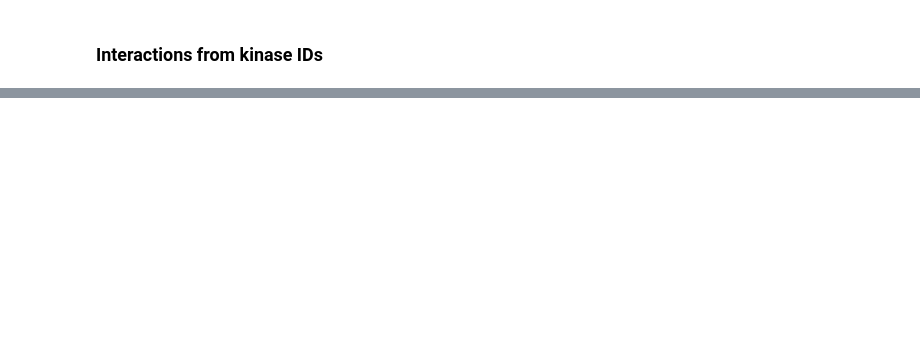
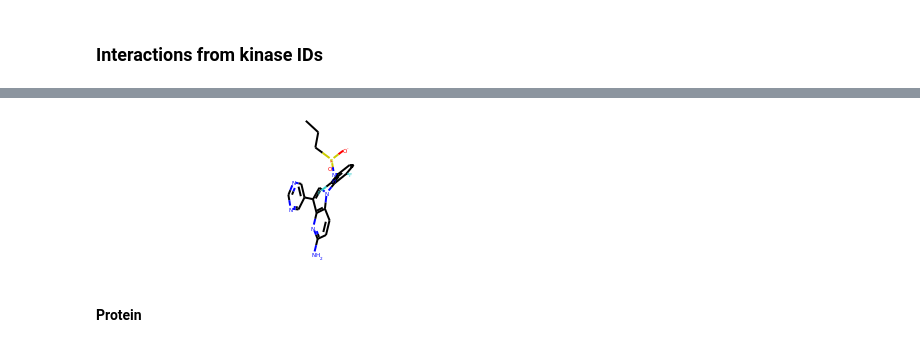
Before and after one commit to volkamerlab/opencadd, a Jupyter notebook: docs/tutorials/databases_klifs_new_api.ipynb, the cells around one changed output, grey strips where cells are left out. Drawn from its saved outputs; the diff is of its cells as text; code cells hidden in the pictures; blank space fills up the shorter version.

```diff
--- a/docs/tutorials/databases_klifs_new_api.ipynb
+++ b/docs/tutorials/databases_klifs_new_api.ipynb
@@ -590,0 +695,3 @@ remote.interactions.from_kinase_ids([22])
+# %%
+file_path = "../../opencadd/tests/databases/data/KLIFS_download/HUMAN/BRAF/6uuo_chainA/complex.mol2"
+local.coordinates.load(file_path).head()
@@ -590,0 +710,6 @@ remote.interactions.from_kinase_ids([22])
+# %%
+file_path = "../../opencadd/tests/databases/data/KLIFS_download/HUMAN/BRAF/6uuo_chainA/complex.pdb"
+try:
+    local.coordinates.load(file_path)
+except FileNotFoundError as e:
+    print(e)
@@ -590,0 +729,3 @@ remote.interactions.from_kinase_ids([22])
+# %%
+file_path = "../../opencadd/tests/databases/data/KLIFS_download/HUMAN/BRAF/6uuo_chainA/ligand.mol2"
+local.coordinates.load(file_path).head()
@@ -590,0 +743,7 @@ remote.interactions.from_kinase_ids([22])
+# %%
+file_path = "../../opencadd/tests/databases/data/KLIFS_download/HUMAN/BRAF/6uuo_chainA/ligand.mol2"
+local.coordinates.load(file_path, output_format="rdkit", compute2d=False)
+# %% [output]
+[figure, added]
+# %% [markdown]
+#### Protein
```
Also changed, not shown: parts of 40 cells of this notebook.
